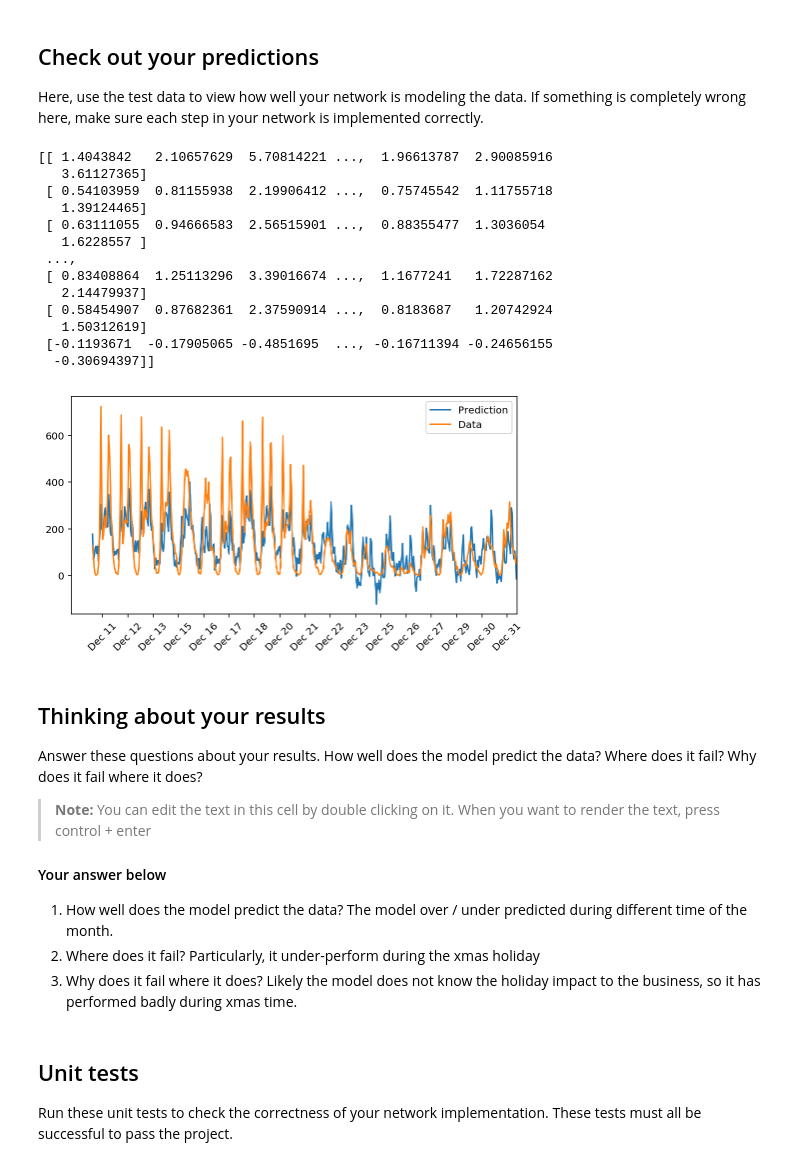
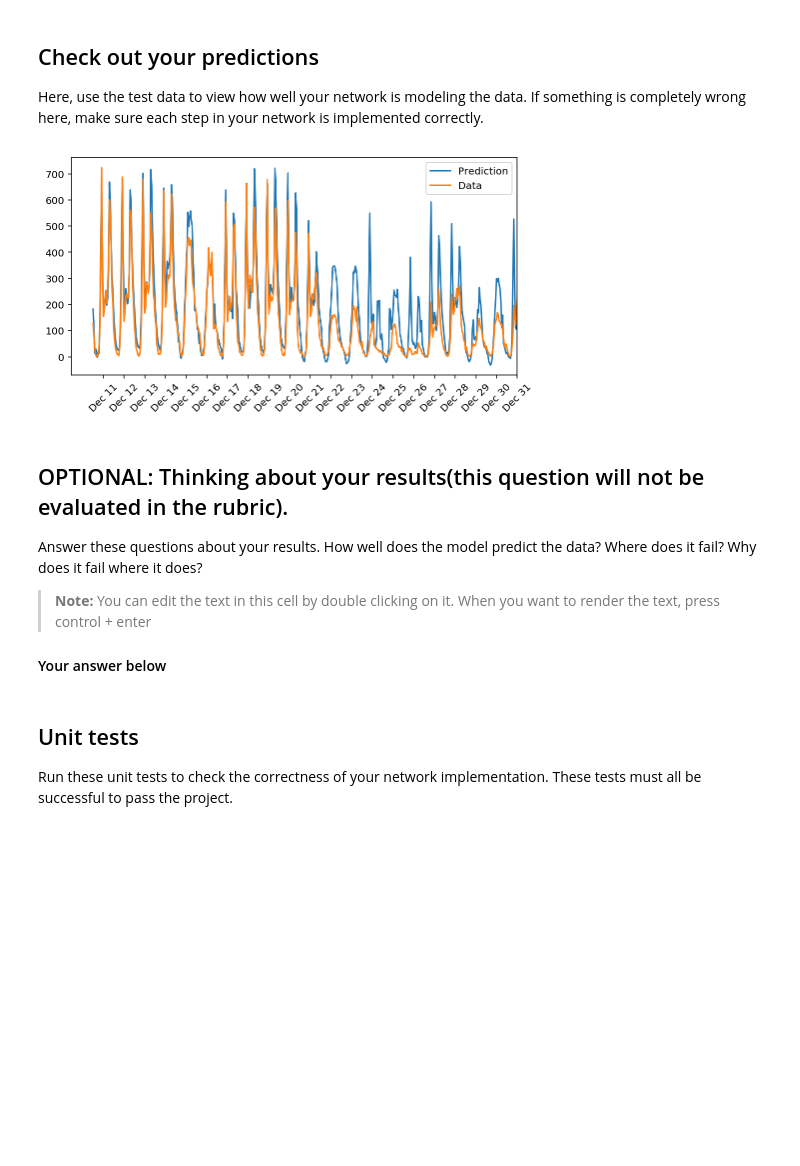
Before and after one commit to Q4living/nanoFoundation, a Jupyter notebook: dlnd-your-first-neural-network.ipynb, the cells around one changed output. Saved outputs shown, nothing was run; the diff lists cells and outputs as text; code cells hidden in the pictures; blank space fills up the shorter version.

```diff
--- a/dlnd-your-first-neural-network.ipynb
+++ b/dlnd-your-first-neural-network.ipynb
@@ -221,11 +212,11 @@ The more hidden nodes you have, the more accurate predictions the model will mak
 import sys
 
 ### Set the hyperparameters here ###
-epochs = 5000
-learning_rate = 0.001
-hidden_nodes = 5
+epochs = 6000
+learning_rate = .1
+hidden_nodes = 20
 output_nodes = 1
-sample = 128
+np.random.seed(seed=1)
 
 N_i = train_features.shape[1]
 network = NeuralNetwork(N_i, hidden_nodes, output_nodes, learning_rate)
@@ -233,7 +224,7 @@ network = NeuralNetwork(N_i, hidden_nodes, output_nodes, learning_rate)
 losses = {'train':[], 'validation':[]}
 for e in range(epochs):
     # Go through a random batch of 128 records from the training data set
-    batch = np.random.choice(train_features.index, size=sample)
+    batch = np.random.choice(train_features.index, size=64)
     for record, target in zip(train_features.ix[batch].values,
                               train_targets.ix[batch]['cnt']):
         network.train(record, target)
@@ -247,4 +238,6 @@ for e in range(epochs):
 
     losses['train'].append(train_loss)
     losses['validation'].append(val_loss)
+
+    network.lr = network.lr * .999999
 # %% [output]
@@ -264,49 +273,27 @@ Here, use the test data to view how well your network is modeling the data. If s
 # %%
 fig, ax = plt.subplots(figsize=(8,4))
 
 mean, std = scaled_features['cnt']
 predictions = network.run(test_features)*std + mean
-
-ax.plot(predictions, label='Prediction')
+ax.plot(predictions[0], label='Prediction')
 ax.plot((test_targets['cnt']*std + mean).values, label='Data')
 ax.set_xlim(right=len(predictions))
 ax.legend()
 
-print(predictions/(test_targets['cnt']*std + mean).values)
-
 dates = pd.to_datetime(rides.ix[test_data.index]['dteday'])
 dates = dates.apply(lambda d: d.strftime('%b %d'))
-ax.set_xticks(np.arange(len(dates))[12::30])
-_ = ax.set_xticklabels(dates[12::30], rotation=45)
+ax.set_xticks(np.arange(len(dates))[12::24])
+_ = ax.set_xticklabels(dates[12::24], rotation=45)
 # %% [output]
-[[ 1.4043842   2.10657629  5.70814221 ...,  1.96613787  2.90085916
-   3.61127365]
- [ 0.54103959  0.81155938  2.19906412 ...,  0.75745542  1.11755718
-   1.39124465]
- [ 0.63111055  0.94666583  2.56515901 ...,  0.88355477  1.3036054
-   1.6228557 ]
- ...,
- [ 0.83408864  1.25113296  3.39016674 ...,  1.1677241   1.72287162
-   2.14479937]
- [ 0.58454907  0.87682361  2.37590914 ...,  0.8183687   1.20742924
-   1.50312619]
- [-0.1193671  -0.17905065 -0.4851695  ..., -0.16711394 -0.24656155
-  -0.30694397]]
-[figure, old version]
+[figure, new version]
 # %% [markdown]
-## Thinking about your results
+## OPTIONAL: Thinking about your results(this question will not be evaluated in the rubric).
 
 Answer these questions about your results. How well does the model predict the data? Where does it fail? Why does it fail where it does?
 
 > **Note:** You can edit the text in this cell by double clicking on it. When you want to render the text, press control + enter
 
 #### Your answer below
-1. How well does the model predict the data?
-<ans> The model over / under predicted during different time of the month.
-2. Where does it fail?
-<ans> Particularly, it under-perform during the xmas holiday
-3. Why does it fail where it does?
-<ans> Likely the model does not know the holiday impact to the business, so it has performed badly during xmas time.
 # %% [markdown]
 ## Unit tests
 
```
Also changed, not shown: parts of 11 cells of this notebook, 1 other file.
